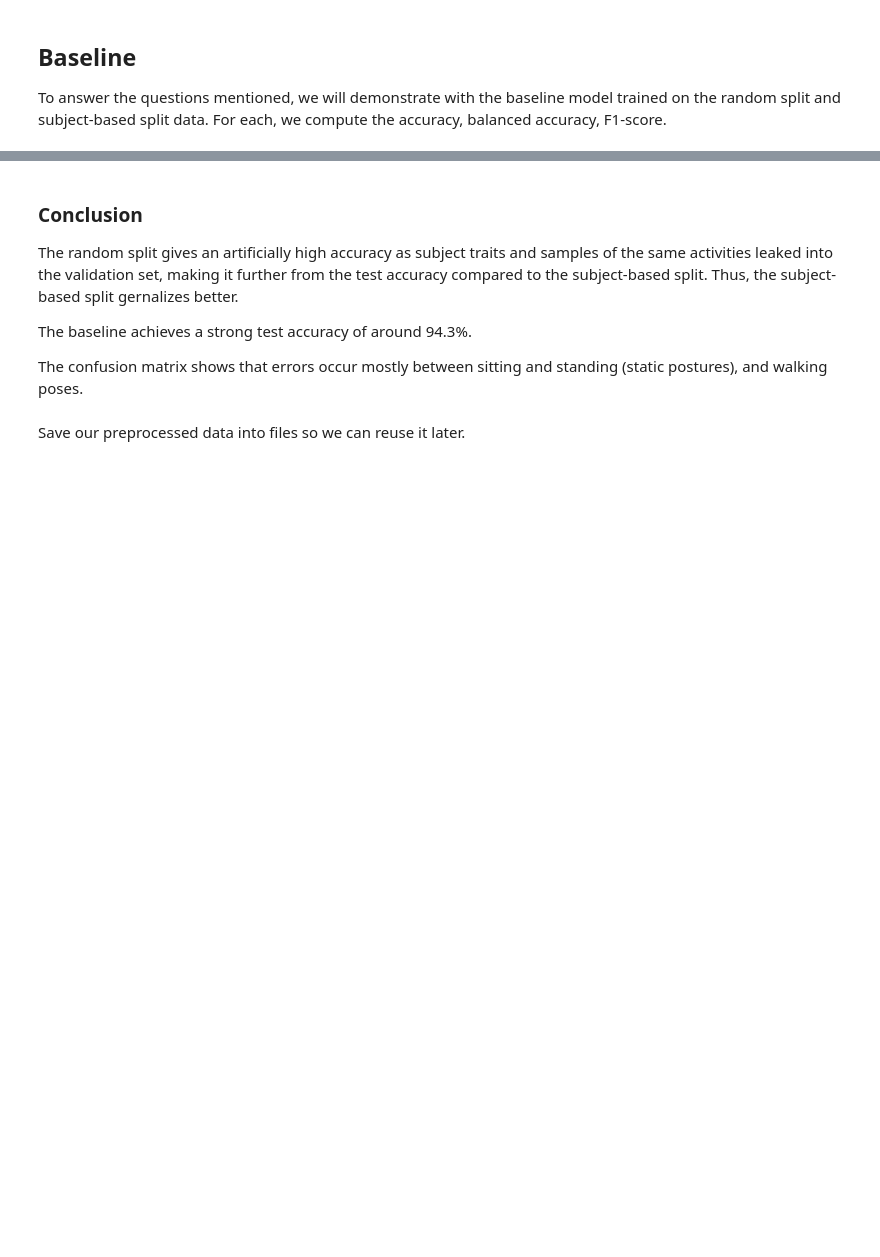
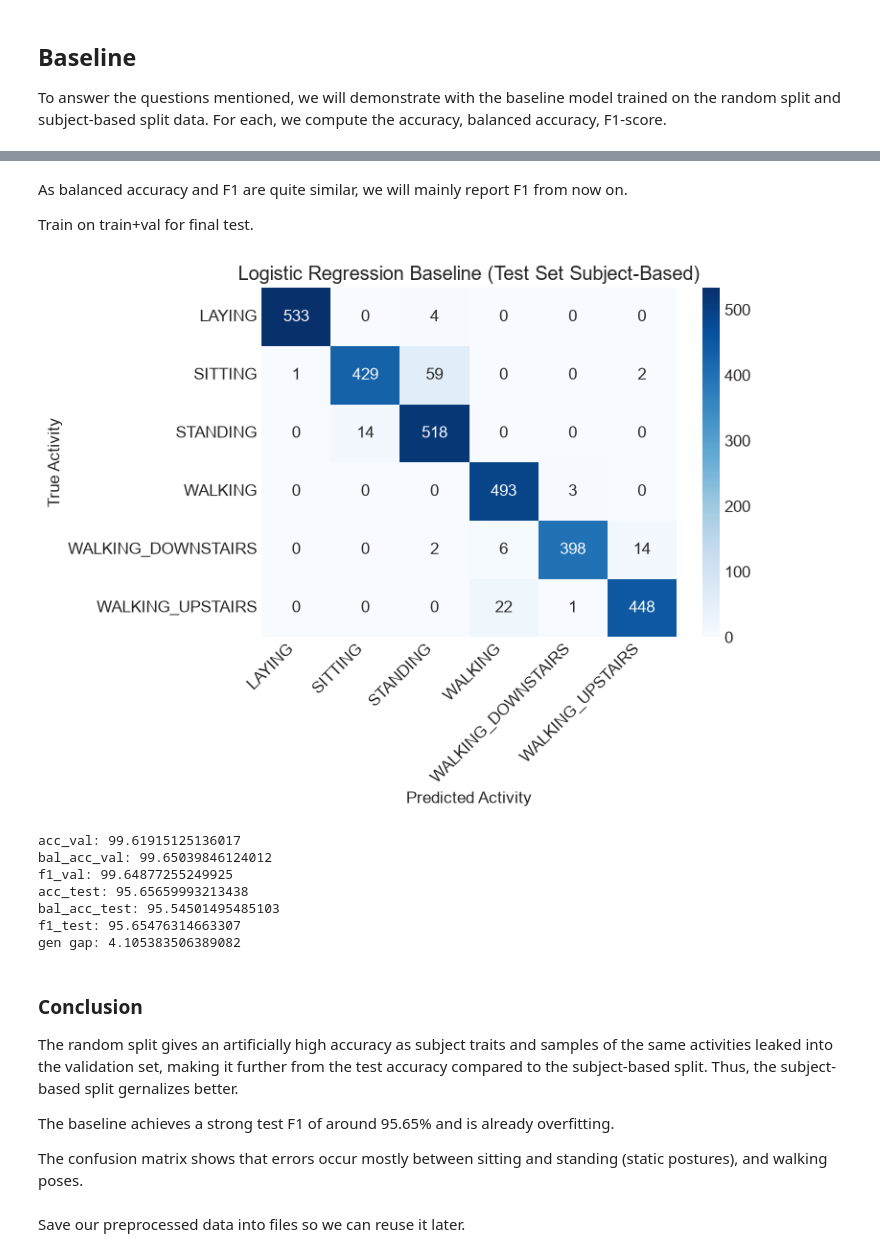
Before and after one commit to LeStolz/HAR-Deep-Learning, a Jupyter notebook: preprocessing.ipynb, the cells around one changed output, grey strips where cells are left out. Saved outputs shown, nothing was run; the diff lists cells and outputs as text; code cells hidden in the pictures; blank space fills up the shorter version.

```diff
--- a/preprocessing.ipynb
+++ b/preprocessing.ipynb
@@ -470,9 +472,38 @@ display(comparison_df)
+# %% [markdown]
+As balanced accuracy and F1 are quite similar, we will mainly report F1 from now on.
+
+Train on train+val for final test.
+# %%
+X_tr_val = np.vstack([X_tr_subj, X_val_subj])
+y_tr_val = np.concatenate([y_tr_subj, y_val_subj])
+
+log_reg = LogisticRegression(max_iter=1000, random_state=RANDOM_STATE, solver="lbfgs")
+results = evaluate_model(
+    log_reg, "Subject-Based", X_tr_val, y_tr_val, X_tr_val, y_tr_val, X_test_from_subj, y_test
+)
+
+print("acc_val:", results["acc_val"] * 100)
+print("bal_acc_val:", results["bal_acc_val"] * 100)
+print("f1_val:", results["f1_val"] * 100)
+print("acc_test:", results["acc_test"] * 100)
+print("bal_acc_test:", results["bal_acc_test"] * 100)
+print("f1_test:", results["f1_test"] * 100)
+print("gen gap:", abs(results["bal_acc_val"] - results["bal_acc_test"]) * 100)
+# %% [output]
+[figure, added]
+acc_val: 99.61915125136017
+bal_acc_val: 99.65039846124012
+f1_val: 99.64877255249925
+acc_test: 95.65659993213438
+bal_acc_test: 95.54501495485103
+f1_test: 95.65476314663307
+gen gap: 4.105383506389082
 # %% [markdown]
 ### Conclusion
 
 The random split gives an artificially high accuracy as subject traits and samples of the same activities leaked into the validation set, making it further from the test accuracy compared to the subject-based split. Thus, the subject-based split gernalizes better.
 
-The baseline achieves a strong test accuracy of around 94.3%.
+The baseline achieves a strong test F1 of around 95.65% and is already overfitting.
 
 The confusion matrix shows that errors occur mostly between sitting and standing (static postures), and walking poses.
 # %%
```
Also changed, not shown: parts of 4 cells of this notebook, 5 other files.
